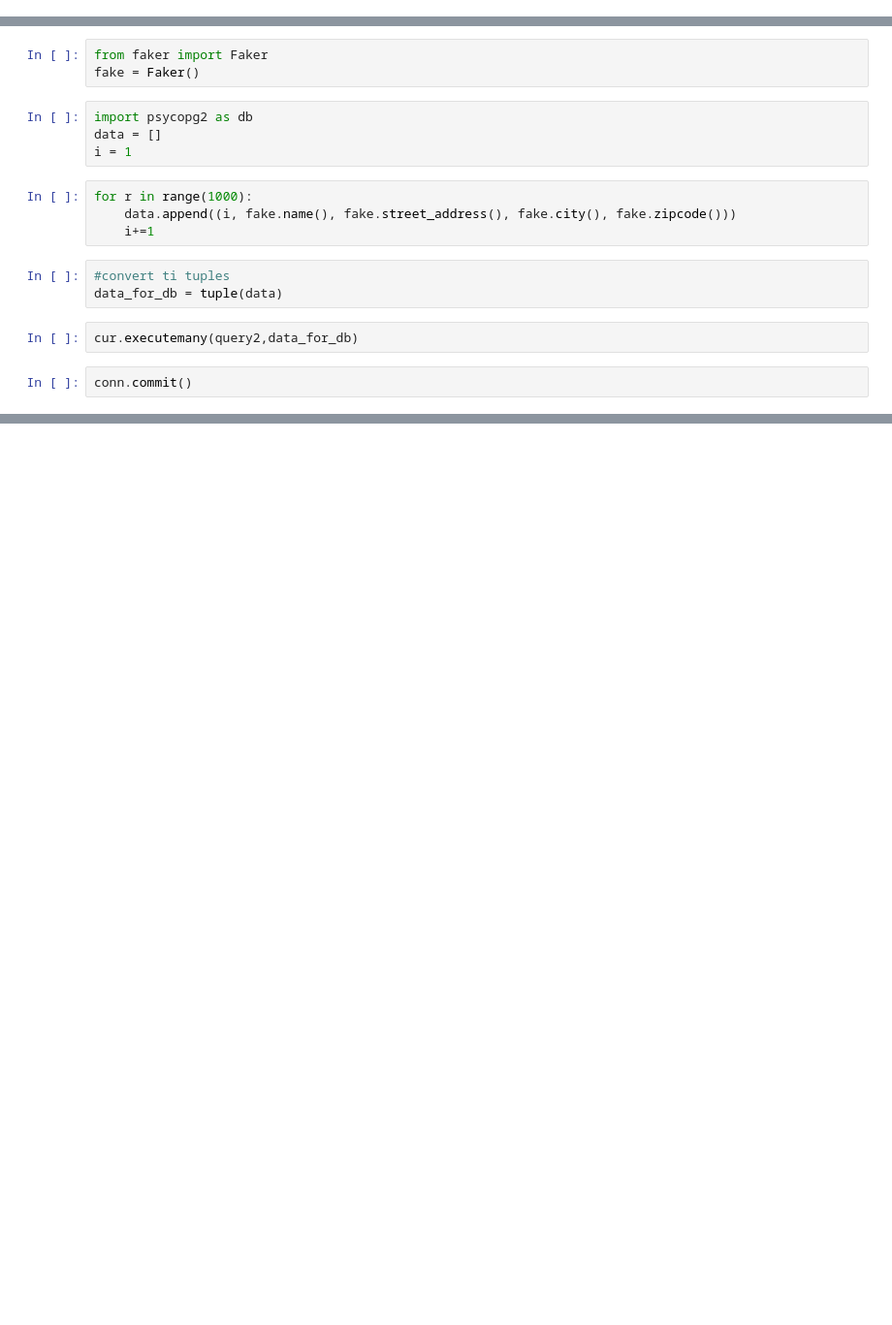
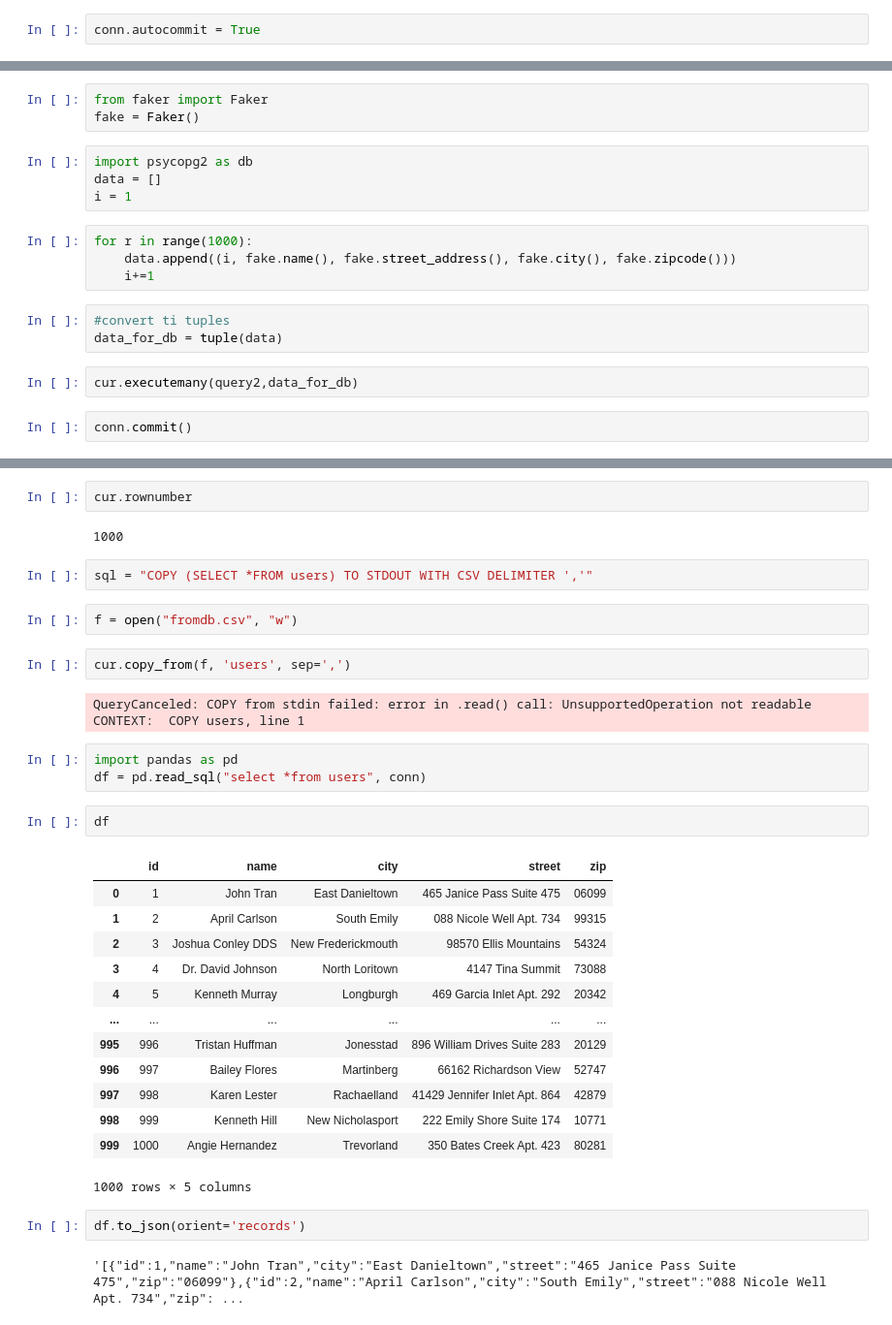
Before and after one commit to PTson2207/DataEngineeringPython, a Jupyter notebook: CreateData/connectDatabase.ipynb, the cells around one changed output, grey strips where cells are left out. Shown: that part at 97% size. Drawn from its saved outputs; the diff is of its cells as text; blank space fills up the shorter version.

```diff
--- a/CreateData/connectDatabase.ipynb
+++ b/CreateData/connectDatabase.ipynb
@@ -4,6 +4,8 @@ import psycopg2 as db
 conn_string = "dbname='postgres' host='localhost' user='postgres' password='Tuan1211'"
 # %%
 conn = db.connect(conn_string)
+# %%
+conn.autocommit = True
 # %%
 cur = conn.cursor()
 # %%
@@ -41,0 +72,36 @@ conn.commit()
+# %%
+cur.rownumber
+# %% [output]
+1000
+# %%
+sql = "COPY (SELECT *FROM users) TO STDOUT WITH CSV DELIMITER ','"
+# %%
+f = open("fromdb.csv", "w")
+# %%
+cur.copy_from(f, 'users', sep=',')
+# %% [output]
+QueryCanceled: COPY from stdin failed: error in .read() call: UnsupportedOperation not readable
+CONTEXT:  COPY users, line 1
+# %%
+import pandas as pd
+df = pd.read_sql("select *from users", conn)
+# %%
+df
+# %% [output]
+|  | id | name | city | street | zip |
+| 0 | 1 | John Tran | East Danieltown | 465 Janice Pass Suite 475 | 06099 |
+| 1 | 2 | April Carlson | South Emily | 088 Nicole Well Apt. 734 | 99315 |
+| 2 | 3 | Joshua Conley DDS | New Frederickmouth | 98570 Ellis Mountains | 54324 |
+| 3 | 4 | Dr. David Johnson | North Loritown | 4147 Tina Summit | 73088 |
+| 4 | 5 | Kenneth Murray | Longburgh | 469 Garcia Inlet Apt. 292 | 20342 |
+| ... | ... | ... | ... | ... | ... |
+| 995 | 996 | Tristan Huffman | Jonesstad | 896 William Drives Suite 283 | 20129 |
+| 996 | 997 | Bailey Flores | Martinberg | 66162 Richardson View | 52747 |
+| 997 | 998 | Karen Lester | Rachaelland | 41429 Jennifer Inlet Apt. 864 | 42879 |
+| 998 | 999 | Kenneth Hill | New Nicholasport | 222 Emily Shore Suite 174 | 10771 |
+| 999 | 1000 | Angie Hernandez | Trevorland | 350 Bates Creek Apt. 423 | 80281 |
+1000 rows × 5 columns
+# %%
+df.to_json(orient='records')
+# %% [output]
+'[{"id":1,"name":"John Tran","city":"East Danieltown","street":"465 Janice Pass Suite 475","zip":"06099"},{"id":2,"name":"April Carlson","city":"South Emily","street":"088 Nicole Well Apt. 734","zip": ...
```
Also changed, not shown: parts of 5 cells of this notebook, 1 other file.
